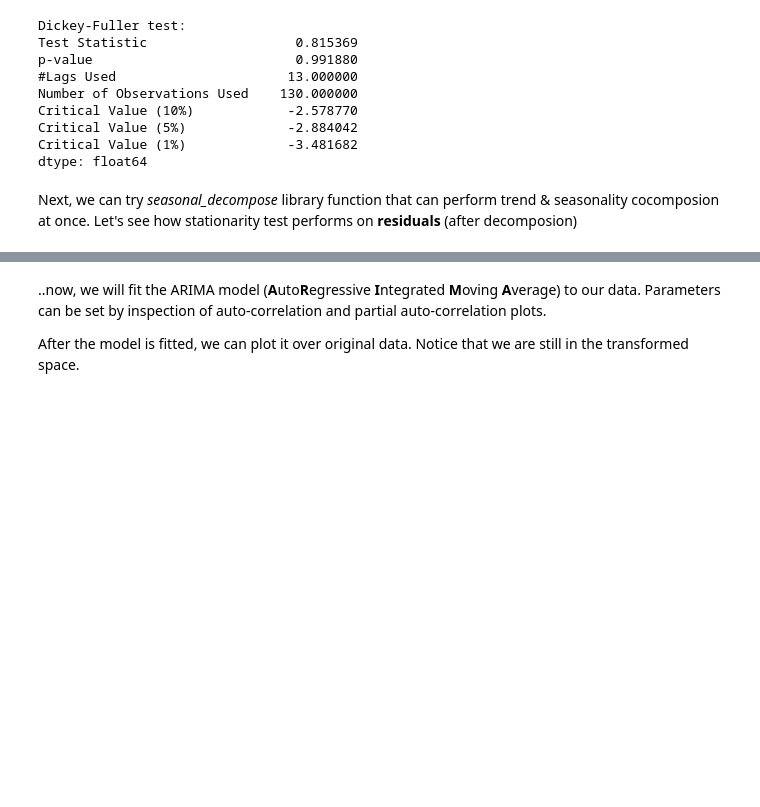
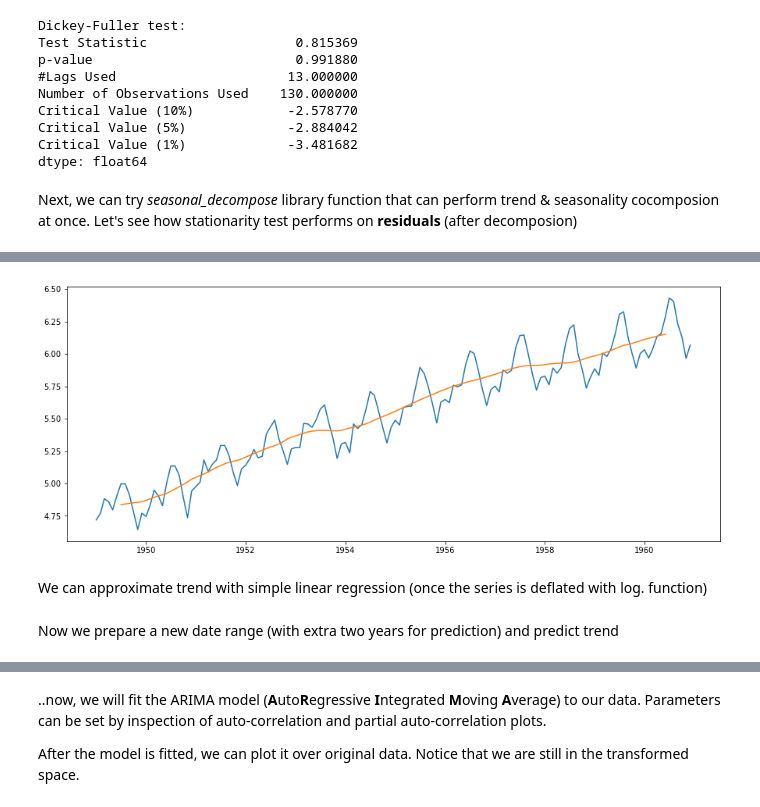
Before and after one commit to mlcollege/time-series-analysis, a Jupyter notebook: src/arima-complete.ipynb, the cells around one changed output, grey strips where cells are left out. Saved outputs shown, nothing was run; the diff lists cells and outputs as text; code cells hidden in the pictures; blank space fills up the shorter version.

```diff
--- a/src/arima-complete.ipynb
+++ b/src/arima-complete.ipynb
@@ -130,0 +137,8 @@ dtype: float64
+# %%
+plt.plot(np.log(ts))
+plt.plot(decomposition.trend)
+plt.show()
+# %% [output]
+[figure, added]
+# %% [markdown]
+We can approximate trend with simple linear regression (once the series is deflated with log. function)
@@ -130,0 +152,2 @@ dtype: float64
+# %% [markdown]
+Now we prepare a new date range (with extra two years for prediction) and predict trend
```
Also changed, not shown: parts of 21 cells of this notebook.
